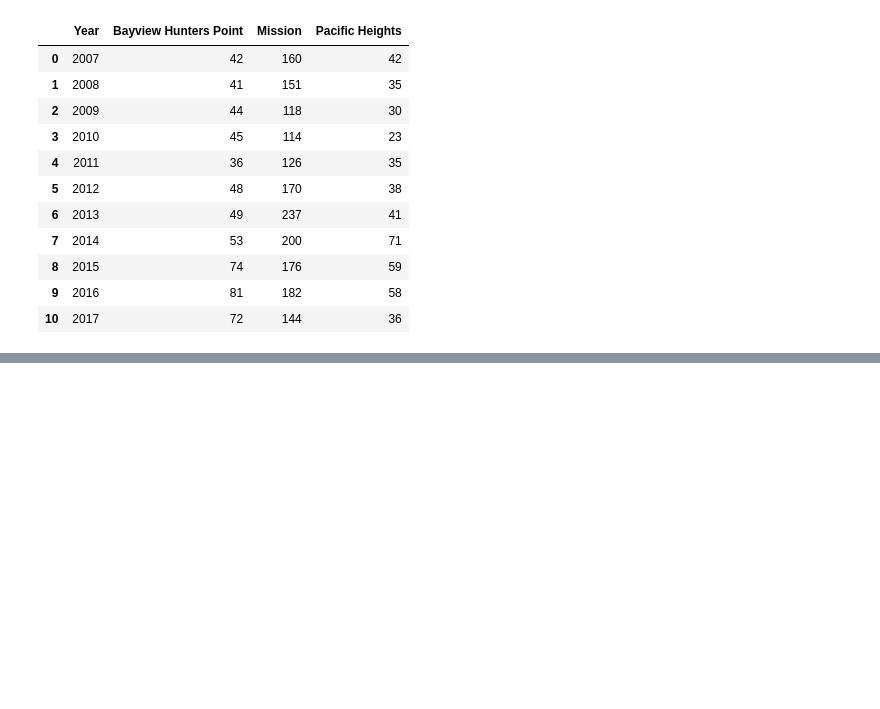
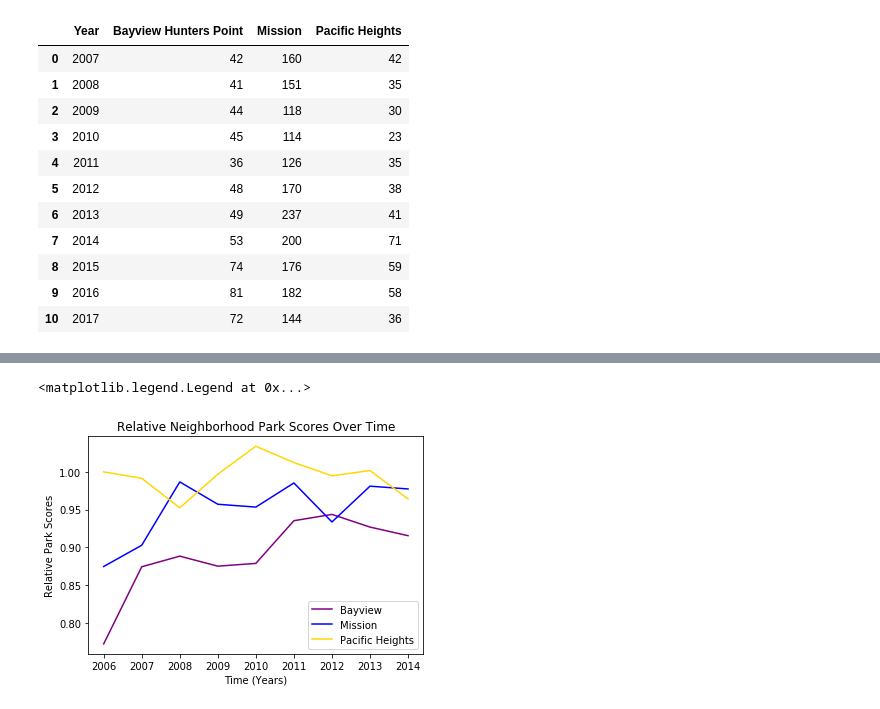
Before and after one commit to alexwdavis/Team_Project_AACJ, a Jupyter notebook: Team_Project.ipynb, the cells around one changed output, grey strips where cells are left out. Saved outputs shown, nothing was run; the diff lists cells and outputs as text; code cells hidden in the pictures; blank space fills up the shorter version.

```diff
--- a/Team_Project.ipynb
+++ b/Team_Project.ipynb
@@ -25,0 +41,20 @@ evictions
+# %%
+RPark_scores_data = "Relative_Park_Scores.csv"
+RPark_Scores = pd.read_csv(RPark_scores_data)
+# %%
+Bayview_Parks=RPark_Scores["Bayview"]
+Mission_Parks=RPark_Scores["Mission"]
+Pacific_Heights_Parks=RPark_Scores["Pacific Heights"]
+# %%
+x_axis=np.arange(2006,2015,1)
+x_axis
+plt.plot(x_axis, Bayview_Parks, color='Purple', label="Bayview")
+plt.plot(x_axis, Mission_Parks, color='Blue', label="Mission")
+plt.plot(x_axis, Pacific_Heights_Parks, color='Gold', label="Pacific Heights")
+plt.title("Relative Neighborhood Park Scores Over Time")
+plt.xlabel("Time (Years)")
+plt.ylabel("Relative Park Scores")
+plt.legend(loc="Lower right")
+# %% [output]
+<matplotlib.legend.Legend at 0x...>
+[figure, added]
```
Also changed, not shown: parts of 2 cells of this notebook, 4 other files.
